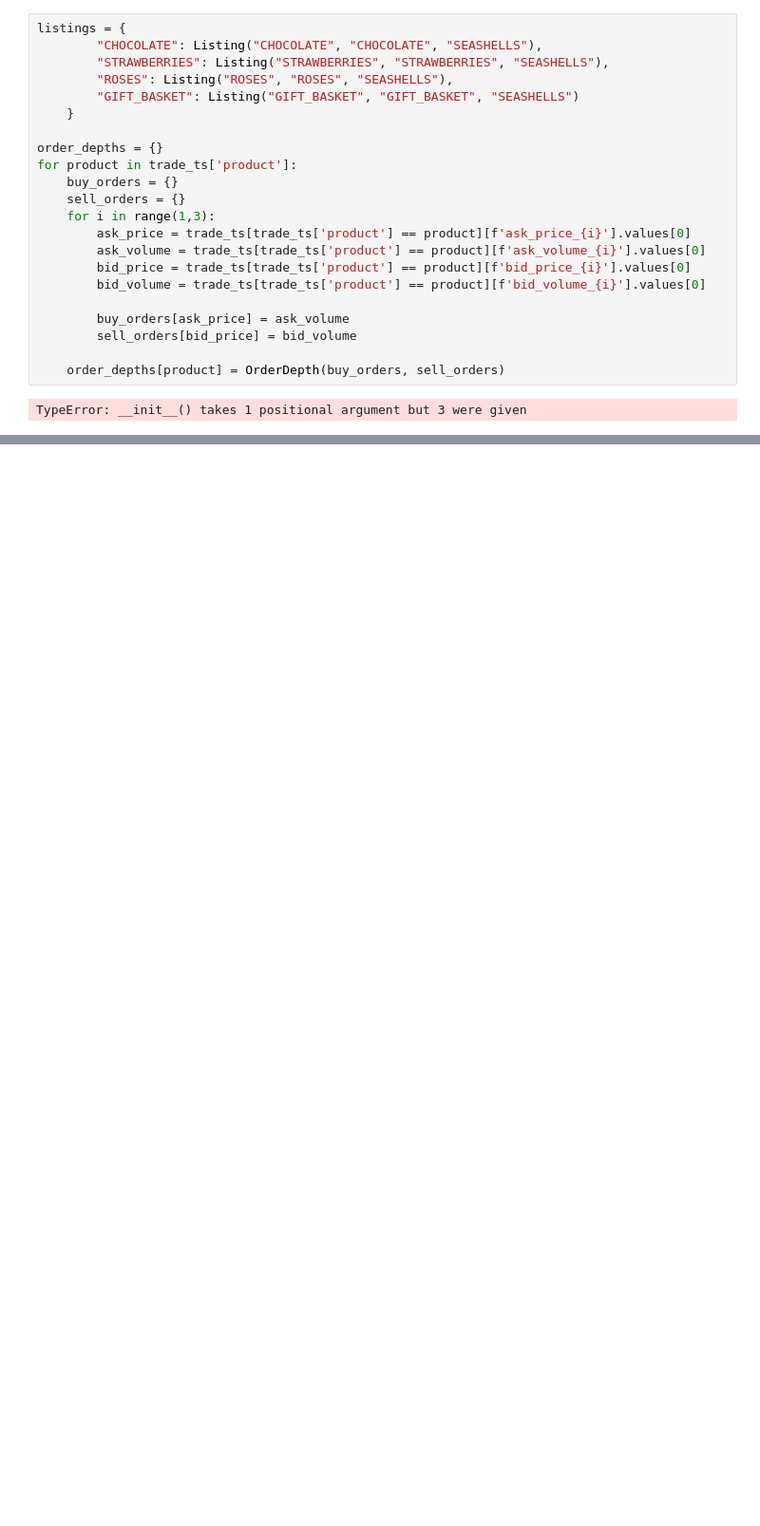
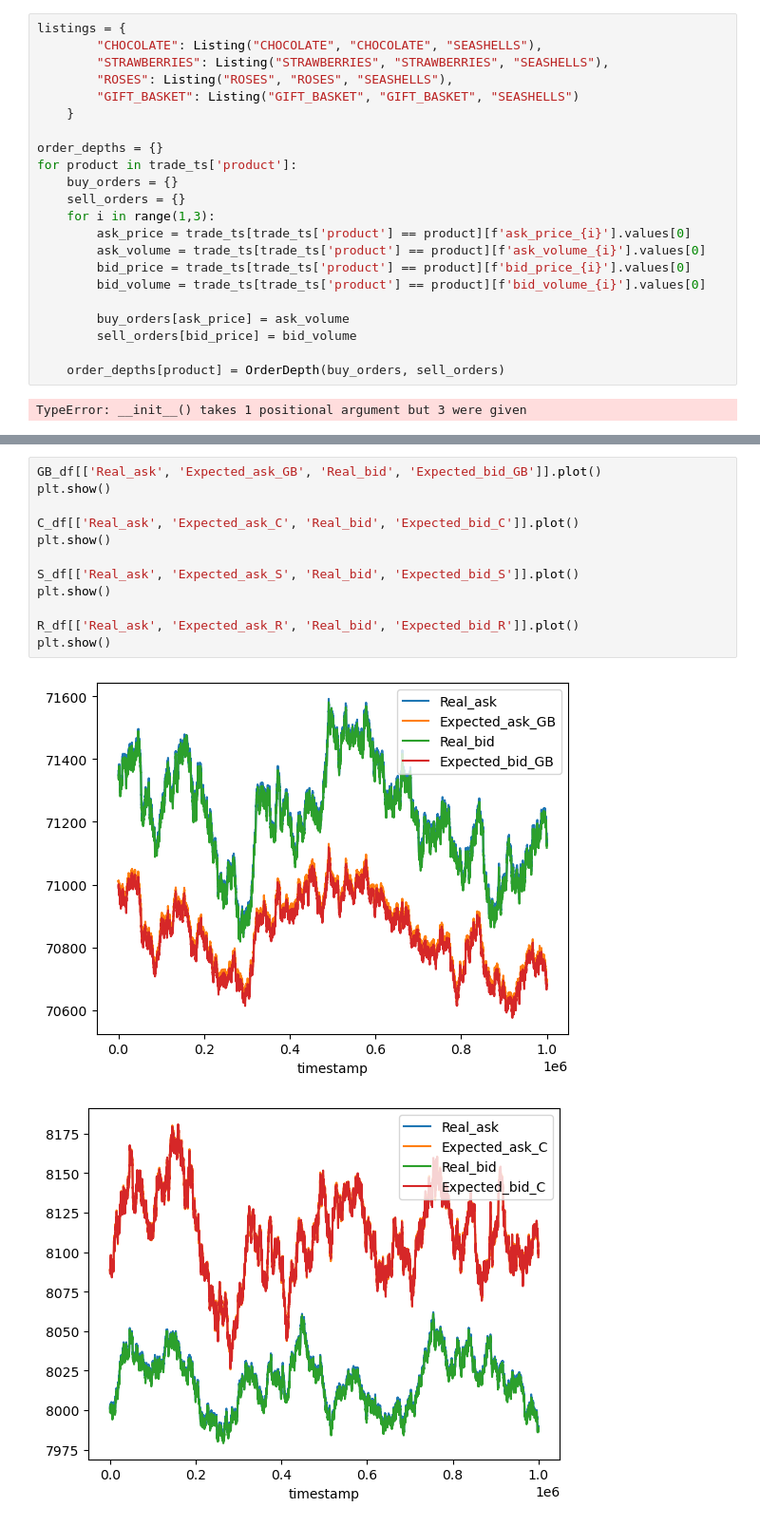
Before and after one commit to ocoropuj/IMC_Prosperity_Huskies, a Jupyter notebook: test_data.ipynb, the cells around one changed output, grey strips where cells are left out. Shown: that part at 95% size. Drawn from its saved outputs; the diff is of its cells as text; blank space fills up the shorter version.

```diff
--- a/test_data.ipynb
+++ b/test_data.ipynb
@@ -76,0 +298,15 @@ state = TradingState(
+# %%
+GB_df[['Real_ask', 'Expected_ask_GB', 'Real_bid', 'Expected_bid_GB']].plot()
+plt.show()
+
+C_df[['Real_ask', 'Expected_ask_C', 'Real_bid', 'Expected_bid_C']].plot()
+plt.show()
+
+S_df[['Real_ask', 'Expected_ask_S', 'Real_bid', 'Expected_bid_S']].plot()
+plt.show()
+
+R_df[['Real_ask', 'Expected_ask_R', 'Real_bid', 'Expected_bid_R']].plot()
+plt.show()
+# %% [output]
+[figure, added]
+[figure, added]
```
Also changed, not shown: parts of 16 cells of this notebook, 5 other files.
